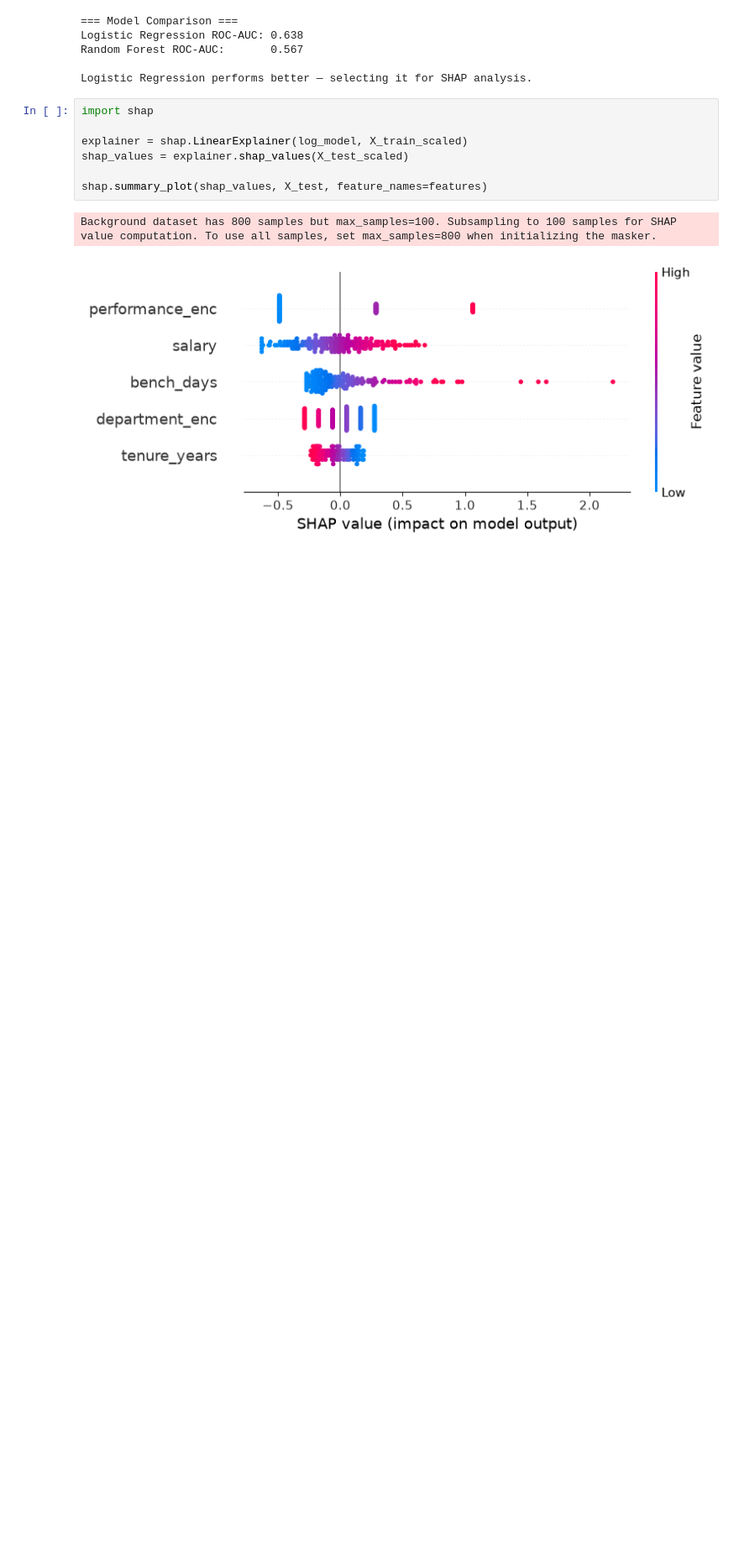
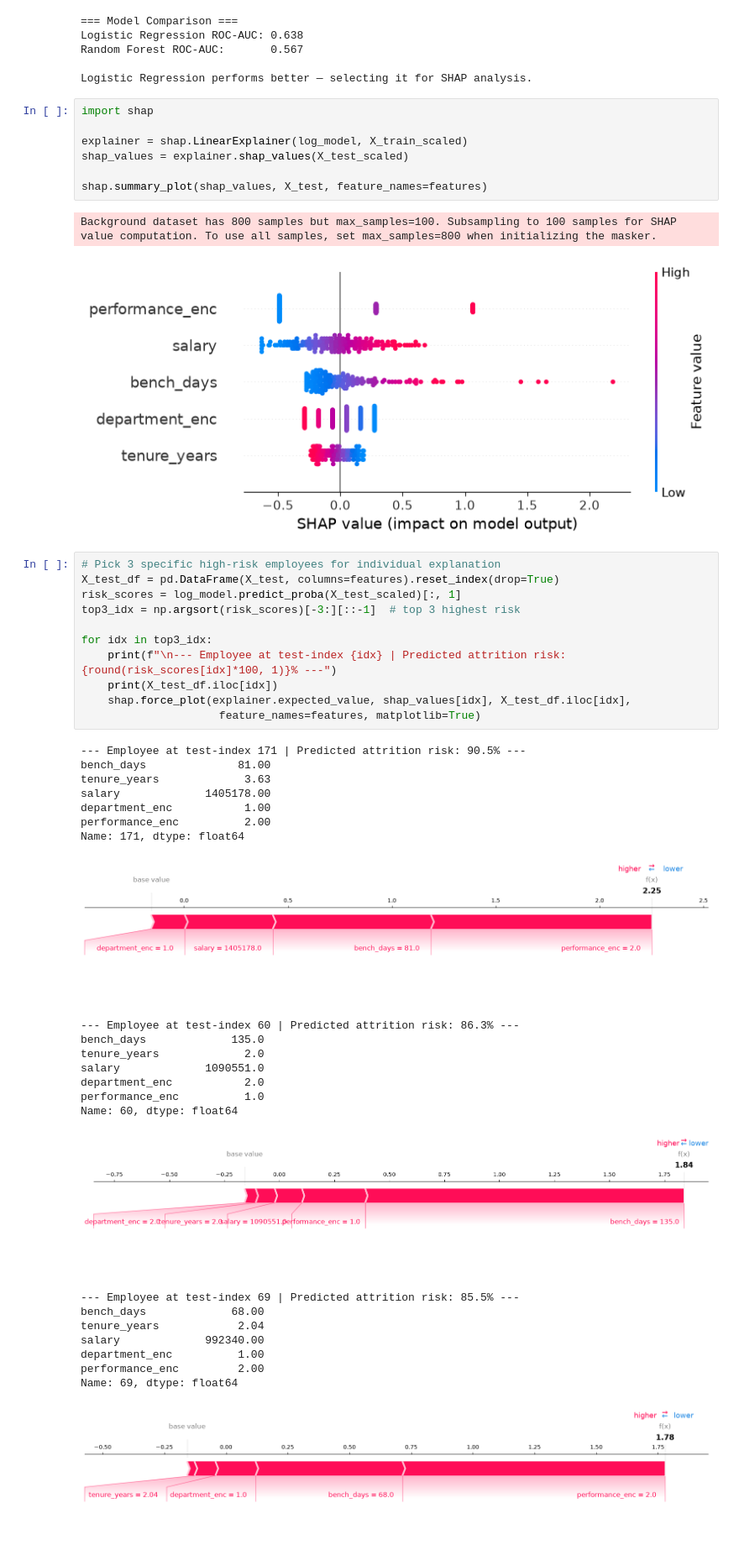
Before and after one commit to ANCHAL23-WEB/01-workforce-attrition-analytics, a Jupyter notebook: notebooks/03_model_comparison_shap.ipynb, the cells around one changed output. Shown at 84% size. Cells and saved outputs as stored; diff of their text form; blank space fills up the shorter version.

Commit message:
`Add individual employee SHAP explanations for high-risk cases`

```diff
--- a/notebooks/03_model_comparison_shap.ipynb
+++ b/notebooks/03_model_comparison_shap.ipynb
@@ -69,3 +69,39 @@ shap.summary_plot(shap_values, X_test, feature_names=features)
 # %% [output]
 Background dataset has 800 samples but max_samples=100. Subsampling to 100 samples for SHAP value computation. To use all samples, set max_samples=800 when initializing the masker.
 [figure]
+# %%
+# Pick 3 specific high-risk employees for individual explanation
+X_test_df = pd.DataFrame(X_test, columns=features).reset_index(drop=True)
+risk_scores = log_model.predict_proba(X_test_scaled)[:, 1]
+top3_idx = np.argsort(risk_scores)[-3:][::-1]  # top 3 highest risk
+
+for idx in top3_idx:
+    print(f"\n--- Employee at test-index {idx} | Predicted attrition risk: {round(risk_scores[idx]*100, 1)}% ---")
+    print(X_test_df.iloc[idx])
+    shap.force_plot(explainer.expected_value, shap_values[idx], X_test_df.iloc[idx],
+                     feature_names=features, matplotlib=True)
+# %% [output]
+--- Employee at test-index 171 | Predicted attrition risk: 90.5% ---
+bench_days              81.00
+tenure_years             3.63
+salary             1405178.00
+department_enc           1.00
+performance_enc          2.00
+Name: 171, dtype: float64
+[figure, added]
+--- Employee at test-index 60 | Predicted attrition risk: 86.3% ---
+bench_days             135.0
+tenure_years             2.0
+salary             1090551.0
+department_enc           2.0
+performance_enc          1.0
+Name: 60, dtype: float64
+[figure, added]
+--- Employee at test-index 69 | Predicted attrition risk: 85.5% ---
+bench_days             68.00
+tenure_years            2.04
+salary             992340.00
+department_enc          1.00
+performance_enc         2.00
+Name: 69, dtype: float64
+[figure, added]
```
